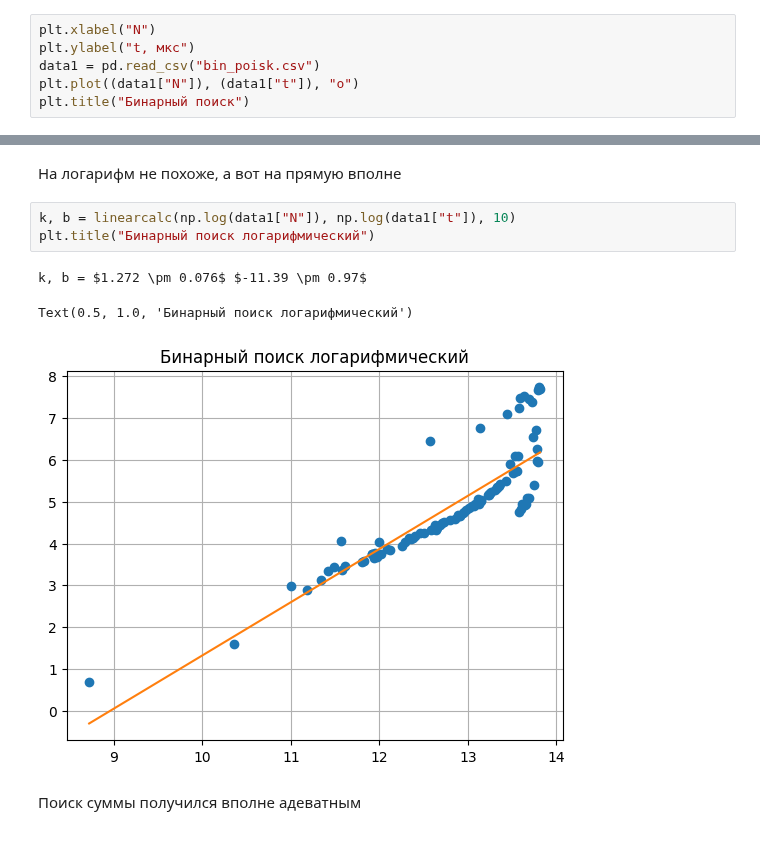
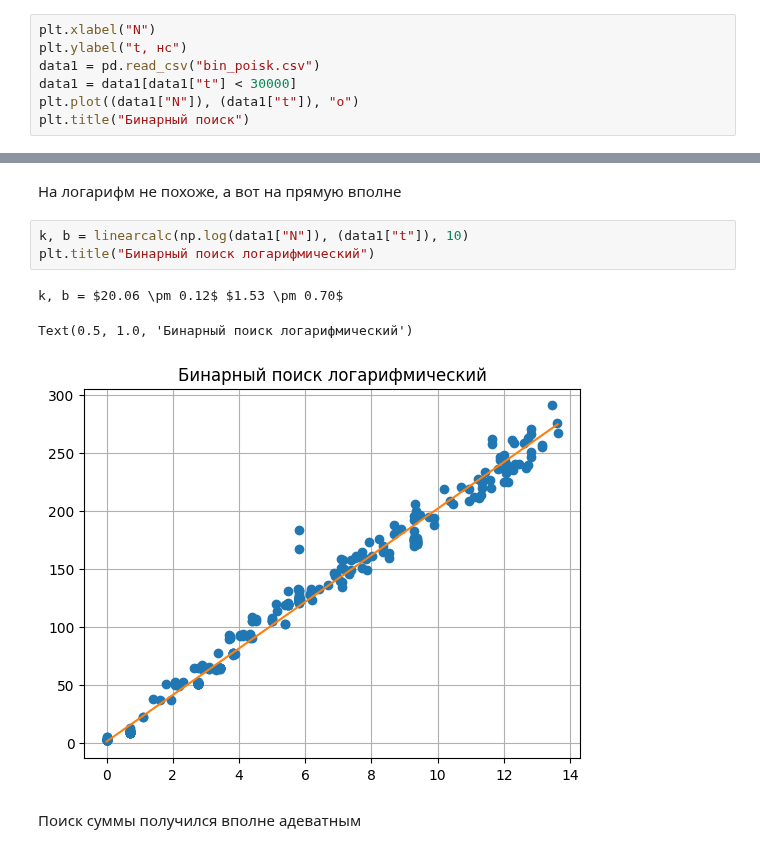
Before and after one commit to RedBrean/term2, a Jupyter notebook: cppLabs/python.ipynb, the cells around one changed output, grey strips where cells are left out. Drawn from its saved outputs; the diff is of its cells as text.

```diff
--- a/cppLabs/python.ipynb
+++ b/cppLabs/python.ipynb
@@ -269,8 +269,9 @@ plt.legend()
 Выполним исследование бинарного поиска
 # %%
 plt.xlabel("N")
-plt.ylabel("t, мкс")
+plt.ylabel("t, нс")
 data1 = pd.read_csv("bin_poisk.csv")
+data1 = data1[data1["t"] < 30000]
 plt.plot((data1["N"]), (data1["t"]), "o")
 plt.title("Бинарный поиск")
 # %% [output]
@@ -279,12 +280,12 @@ Text(0.5, 1.0, 'Бинарный поиск')
 # %% [markdown]
 На логарифм не похоже, а вот на прямую вполне
 # %%
-k, b = linearcalc(np.log(data1["N"]), np.log(data1["t"]), 10)
+k, b = linearcalc(np.log(data1["N"]), (data1["t"]), 10)
 plt.title("Бинарный поиск логарифмический")
 # %% [output]
-k, b = $1.272 \pm 0.076$ $-11.39 \pm 0.97$
+k, b = $20.06 \pm 0.12$ $1.53 \pm 0.70$
 Text(0.5, 1.0, 'Бинарный поиск логарифмический')
-[figure, old version]
+[figure, new version]
 # %% [markdown]
 Поиск суммы получился вполне адеватным
 # %%
```
Also changed, not shown: parts of 1 cell of this notebook, 3 other files.
